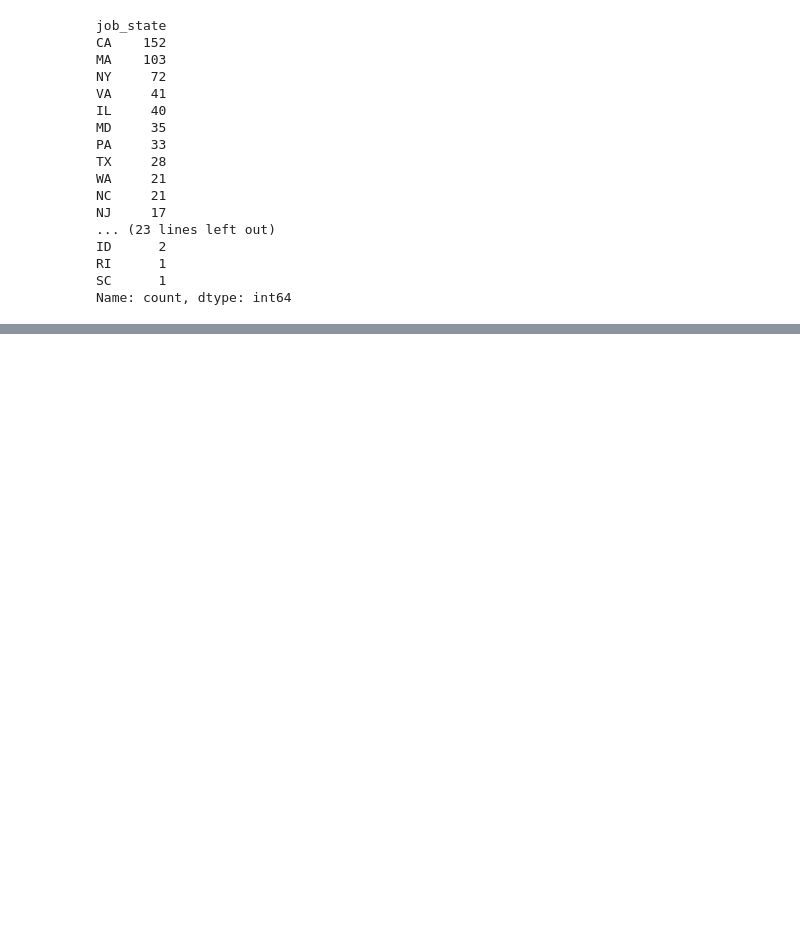
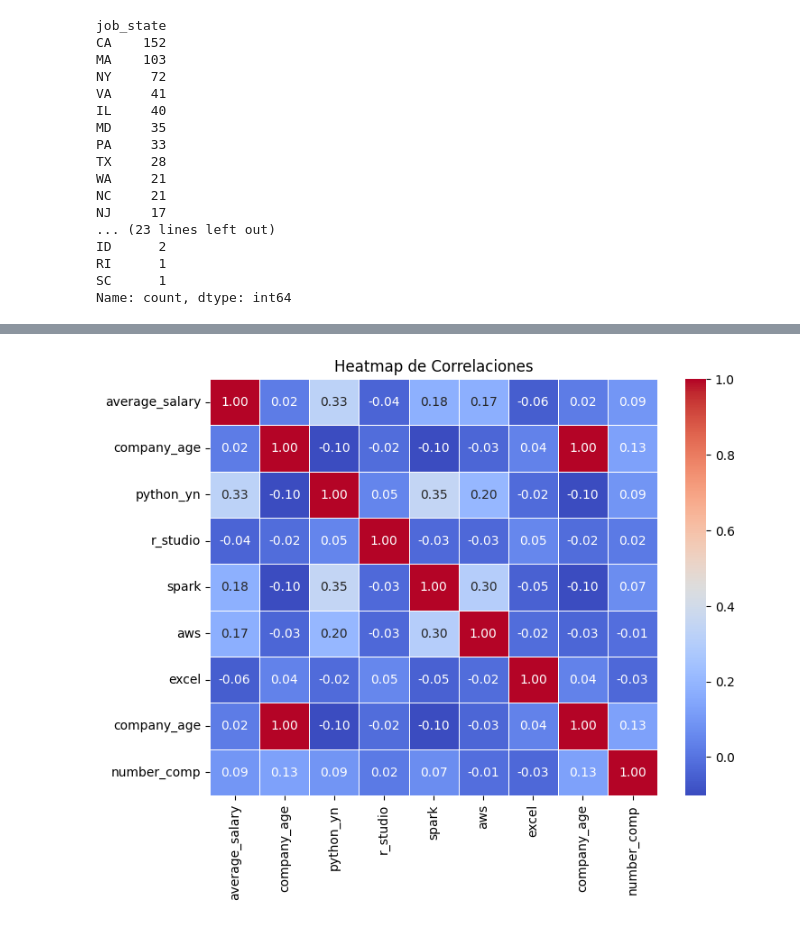
Before and after one commit to franguz03/Data-science-salary-projections, a Jupyter notebook: data_science_projection/data_EDA.ipynb, the cells around one changed output, grey strips where cells are left out. Cells and saved outputs as stored; diff of their text form; code cells hidden in the pictures; blank space fills up the shorter version.

```diff
--- a/data_science_projection/data_EDA.ipynb
+++ b/data_science_projection/data_EDA.ipynb
@@ -91,0 +195,10 @@ Name: desc_len, Length: 742, dtype: int64
+# %%
+#somo correlations
+corr=salary_df[['average_salary','company_age', 'python_yn', 'r_studio', 'spark', 'aws', 'excel','company_age','number_comp']].corr()
+
+plt.figure(figsize=(8, 6))
+sns.heatmap(corr, annot=True, cmap='coolwarm', fmt=".2f", linewidths=0.5)
+plt.title("Heatmap de Correlaciones")
+plt.show()
+# %% [output]
+[figure, added]
```
Also changed, not shown: parts of 18 cells of this notebook, 2 other files.
